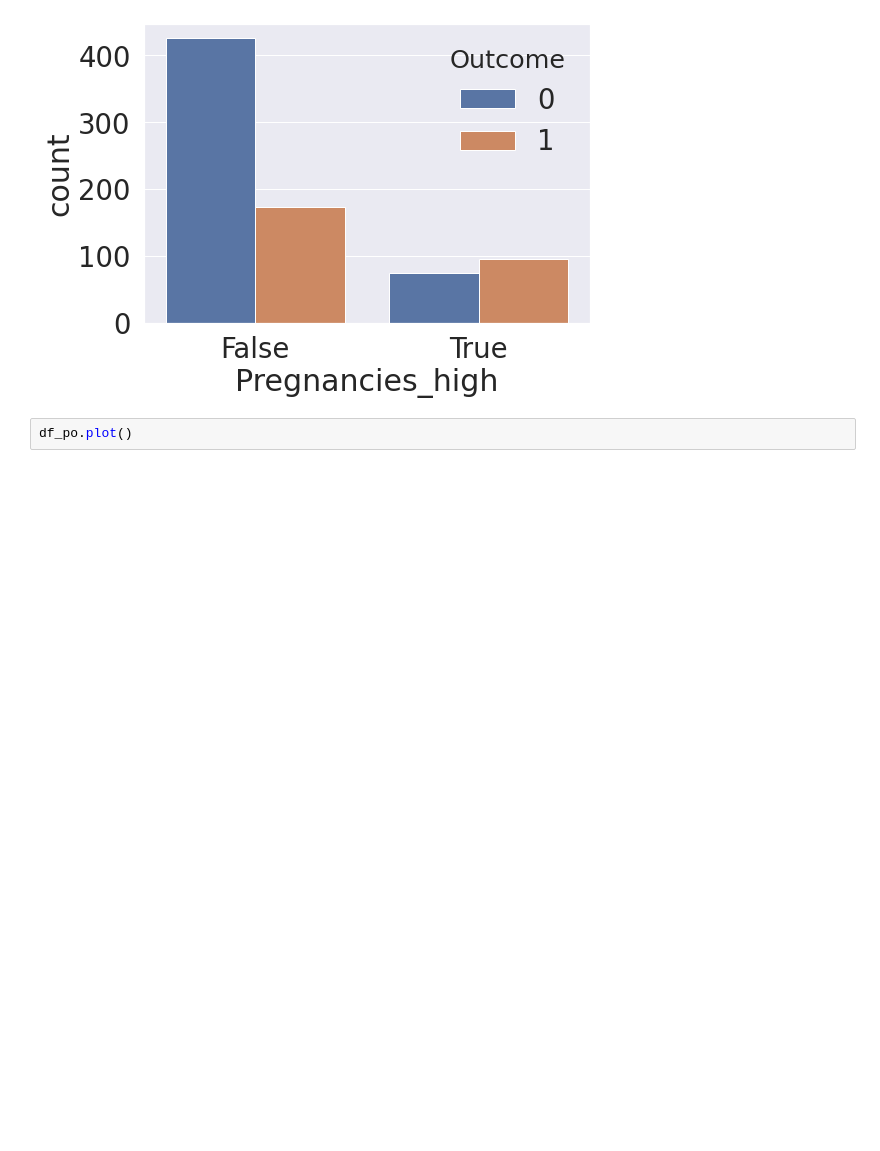
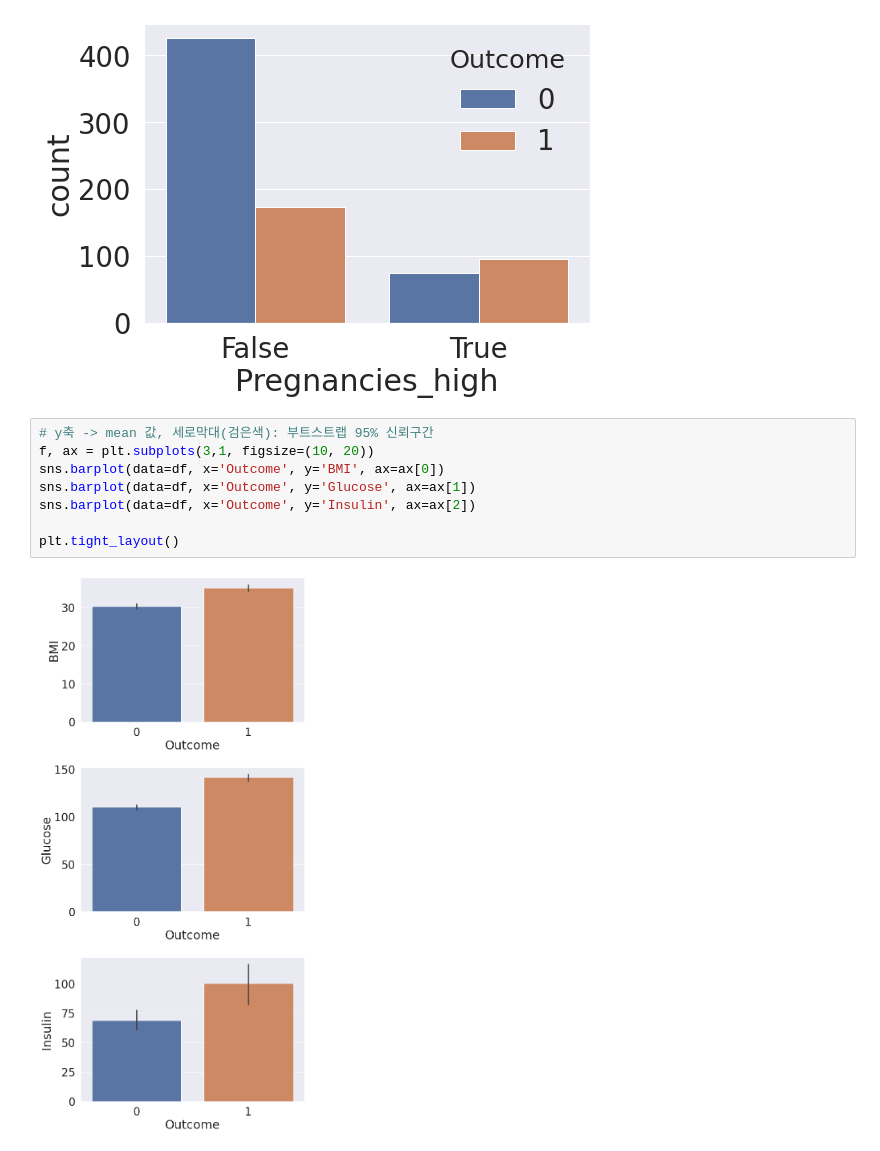
Before and after one commit to swoos91/KaggleStudy, a Jupyter notebook: Diabetes/Diabetes_EDA2.ipynb, the cells around one changed output. Drawn from its saved outputs; the diff is of its cells as text; blank space fills up the shorter version.

```diff
--- a/Diabetes/Diabetes_EDA2.ipynb
+++ b/Diabetes/Diabetes_EDA2.ipynb
@@ -163,5 +168,13 @@ sns.countplot(data=df, x='Pregnancies_high', hue='Outcome')
 # %% [output]
 <matplotlib.axes._subplots.AxesSubplot at 0x...>
 [figure]
-# %%
-df_po.plot()
+# %%
+# y축 -> mean 값, 세로막대(검은색): 부트스트랩 95% 신뢰구간
+f, ax = plt.subplots(3,1, figsize=(10, 20))
+sns.barplot(data=df, x='Outcome', y='BMI', ax=ax[0])
+sns.barplot(data=df, x='Outcome', y='Glucose', ax=ax[1])
+sns.barplot(data=df, x='Outcome', y='Insulin', ax=ax[2])
+
+plt.tight_layout()
+# %% [output]
+[figure, added]
```
Also changed, not shown: parts of 9 cells of this notebook.
